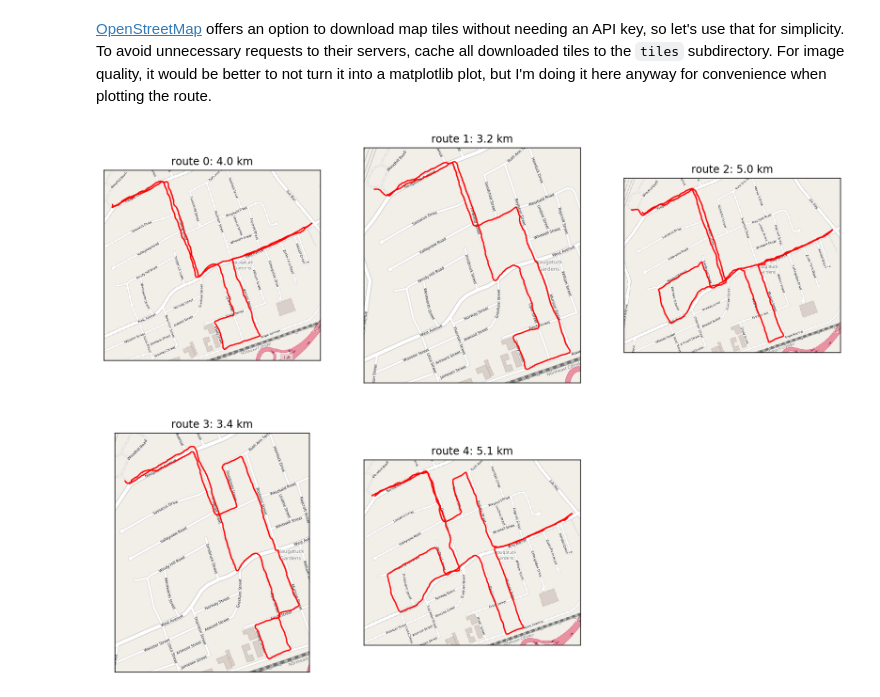
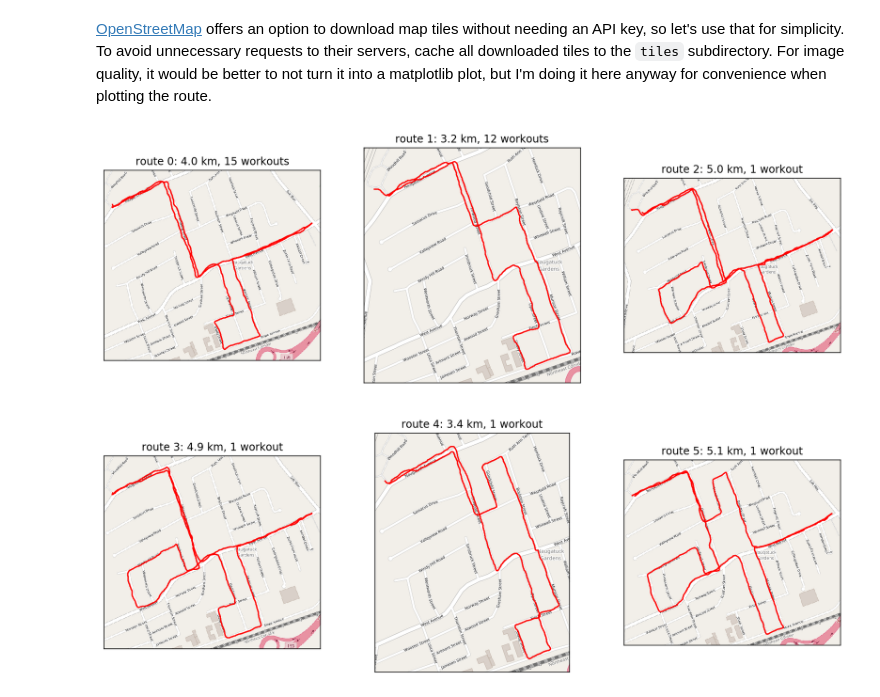
Before and after one commit to mikamustonen/jogging, a Jupyter notebook: jogging-data-analysis.ipynb, the cells around one changed output. Cells and saved outputs as stored; diff of their text form; code cells hidden in the pictures.

Commit message:
Refined the display of all unique routes on the map.

```diff
--- a/jogging-data-analysis.ipynb
+++ b/jogging-data-analysis.ipynb
@@ -385,14 +385,21 @@ def plot_route_map(ax, route, margin=0.0005):
     ax.set_xlim(x1, x2)
     ax.set_ylim(y1, y2)
 # %%
-num_rows, num_cols = 2, 3
+num_cols = 3
+num_rows = len(routes)//num_cols + (1 if len(routes) % num_cols > 0 else 0)
 fig, axs = plt.subplots(num_rows, num_cols, figsize=(15,11), squeeze=False)
 
 # delete the subplots that we're not going to use
-[fig.delaxes(axs[num_rows - 1][i]) for i in range(len(routes) % num_cols, num_cols)]
+if len(routes) % num_cols > 0:
+    for i in range(len(routes) % num_cols, num_cols):
+        fig.delaxes(axs[num_rows - 1][i])
 
-for i, (ax, route) in enumerate(zip(axs.flatten(), routes)):
+route_counts = runs['route_id'].value_counts()
+
+for i, (ax, route, count) in enumerate(zip(axs.flatten(), routes, route_counts)):
     plot_route_map(ax, route)
-    ax.set_title(f"route {i}: {np.round(route['distance_meters'].values[-1]/1e3, 1)} km")
+    distance_km = np.round(route['distance_meters'].values[-1]/1e3, 1)
+    ax.set_title(f"route {i}: {distance_km} km,"
+                 f" {count} workout{'s' if count != 1 else ''}")
 # %% [output]
-[figure, old version]
+[figure, new version]
```
Also changed, not shown: parts of 2 cells of this notebook.
